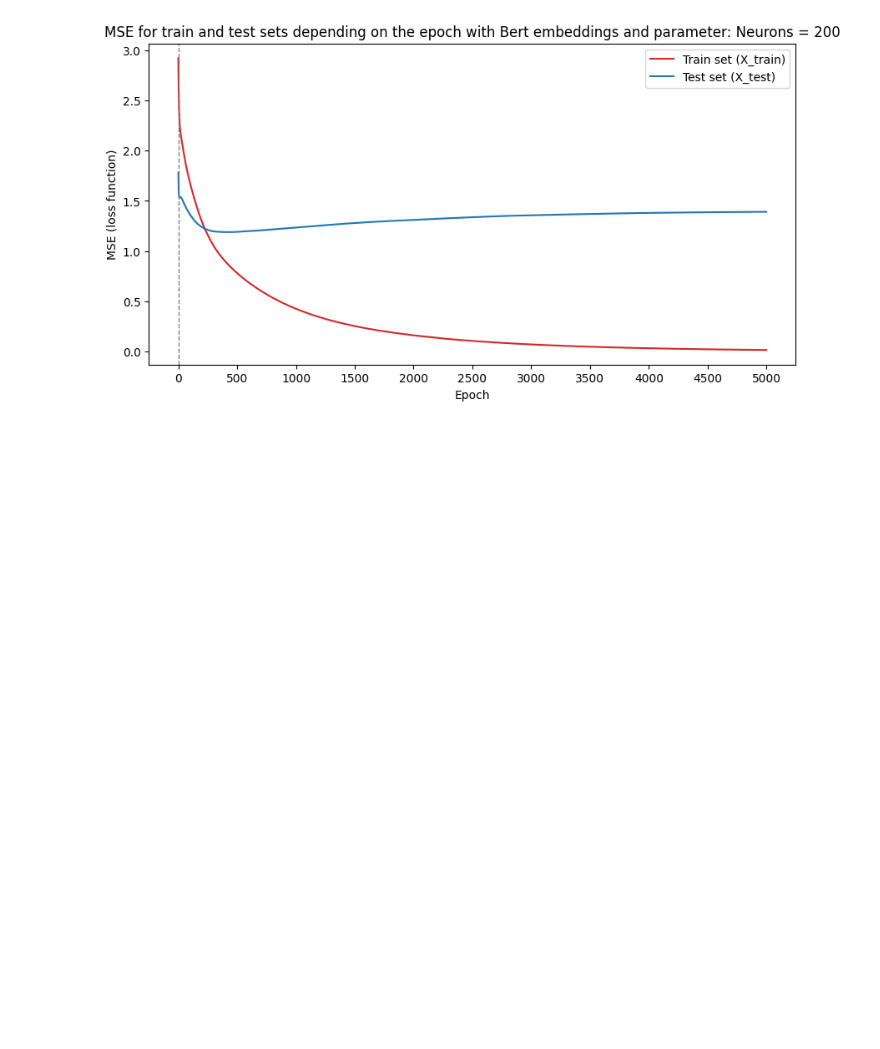
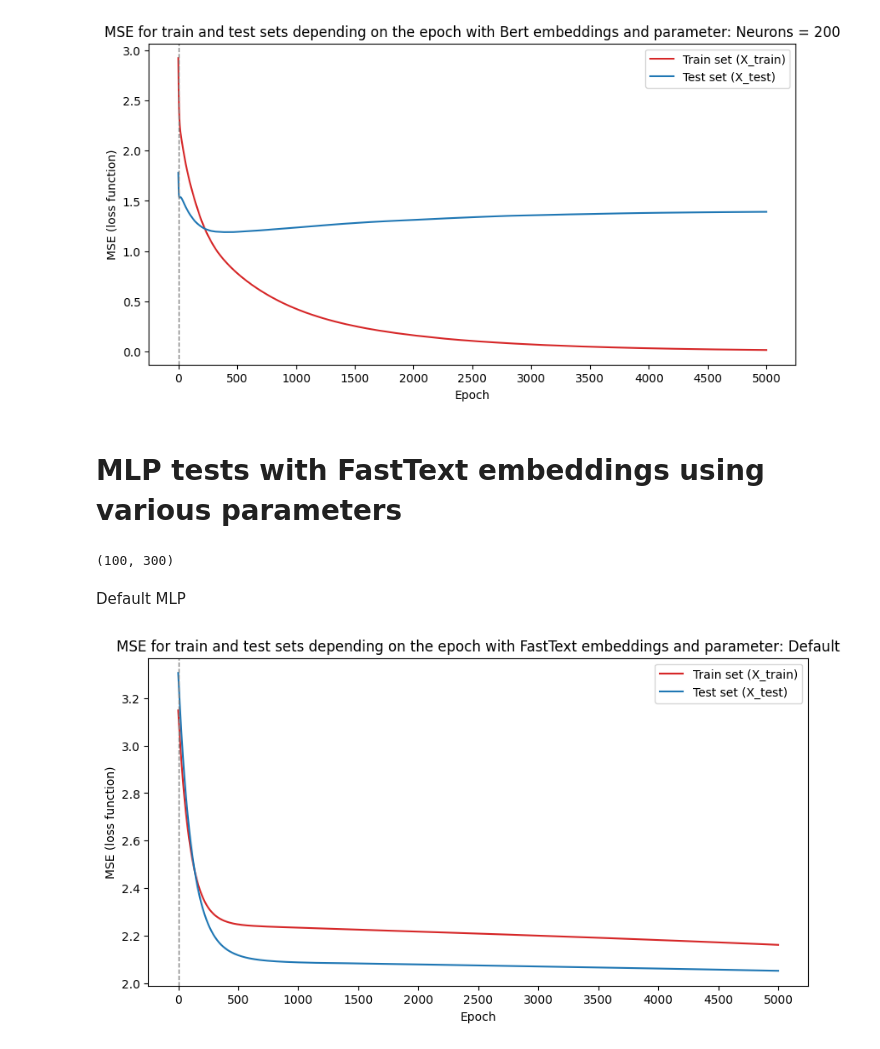
Before and after one commit to bart3br/AI-KE, a Jupyter notebook: Lab5/mlp_regression.ipynb, the cells around one changed output. Drawn from its saved outputs; the diff is of its cells as text; code cells hidden in the pictures; blank space fills up the shorter version.

Commit message:
testing mlp regression with fasttext embeddings using different learning rates and neuron count

```diff
--- a/Lab5/mlp_regression.ipynb
+++ b/Lab5/mlp_regression.ipynb
@@ -262,3 +262,41 @@ for count in neurons_counts:
 [figure]
 [figure]
 [figure]
+# %% [markdown]
+# MLP tests with FastText embeddings using various parameters
+# %%
+# Delete previous model and encoding
+del model, X
+
+fasttext_path = os.path.join('generate_embeddings', 'cc.en.300.bin')
+model = fasttext.load_model(fasttext_path)
+
+X = np.array([model.get_sentence_vector(joke) for joke in joke_texts])
+
+# Embeddings shape
+print(X.shape)
+# %% [output]
+(100, 300)
+# %% [markdown]
+Default MLP
+# %%
+rng = np.random.RandomState(42)
+
+mlp = MLPRegressor(solver='sgd',
+                   alpha=0.0,
+                   learning_rate='constant',
+                   random_state=rng,
+                   warm_start=True,
+                   max_iter=1)
+X_train, X_test, Y_train, Y_test = train_test_split(X, Y, test_size=0.3, random_state=rng)
+run_mlp_network(X_train,
+                X_test,
+                Y_train,
+                Y_test,
+                mlp,
+                iterations=5000,
+                chart_filename='fasttext_default',
+                embeddings='FastText',
+                parameter='Default')
+# %% [output]
+[figure, added]
```
Also changed, not shown: parts of 7 cells of this notebook, 7 other files.
